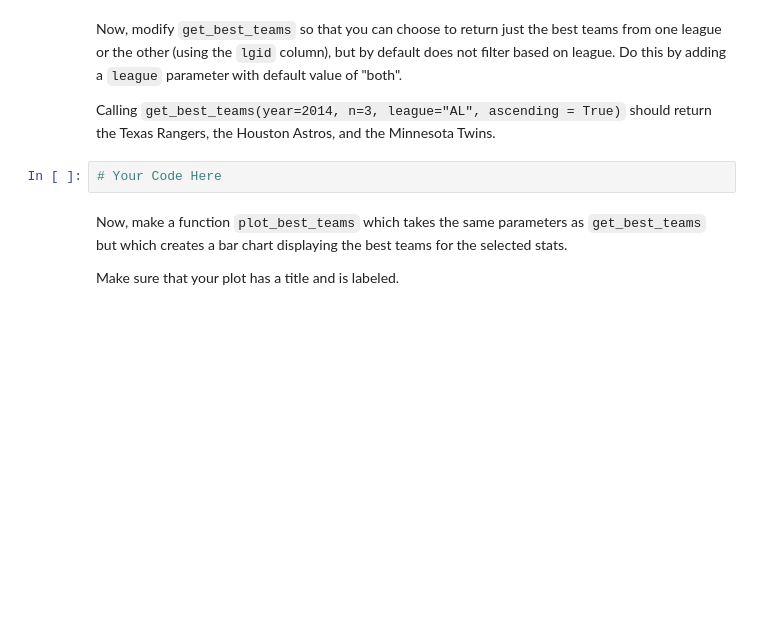
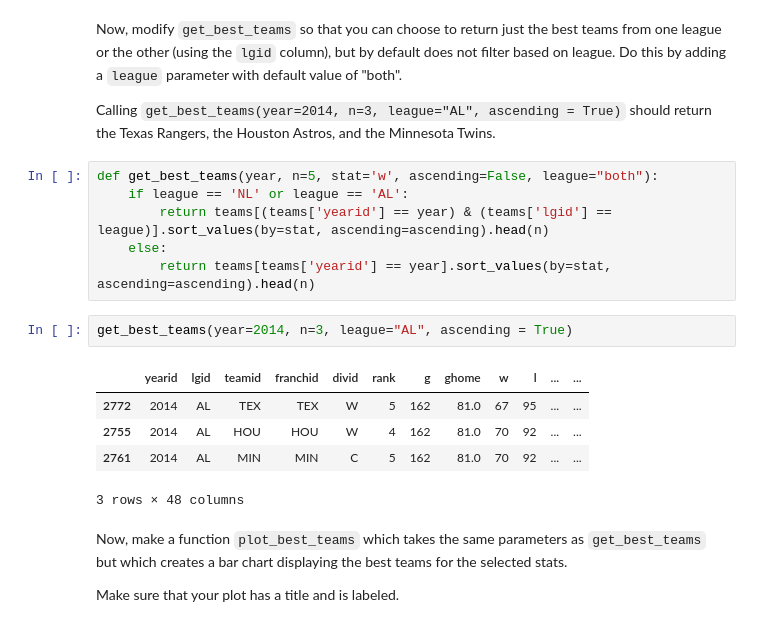
Before and after one commit to NSS-Data-Analytics-Cohort-11/loops-functions-practice-jessicabohannon, a Jupyter notebook: notebooks/Loops_and_Functions_Practice.ipynb, the cells around one changed output. Cells and saved outputs as stored; diff of their text form; blank space fills up the shorter version.

```diff
--- a/notebooks/Loops_and_Functions_Practice.ipynb
+++ b/notebooks/Loops_and_Functions_Practice.ipynb
@@ -237,7 +237,19 @@ Now, modify `get_best_teams` so that you can choose to return just the best team
 
 Calling `get_best_teams(year=2014, n=3, league="AL", ascending = True)` should return the Texas Rangers, the Houston Astros, and the Minnesota Twins.
 # %%
-# Your Code Here
+def get_best_teams(year, n=5, stat='w', ascending=False, league="both"):
+    if league == 'NL' or league == 'AL':
+        return teams[(teams['yearid'] == year) & (teams['lgid'] == league)].sort_values(by=stat, ascending=ascending).head(n)
+    else:
+        return teams[teams['yearid'] == year].sort_values(by=stat, ascending=ascending).head(n)
+# %%
+get_best_teams(year=2014, n=3, league="AL", ascending = True)
+# %% [output]
+|  | yearid | lgid | teamid | franchid | divid | rank | g | ghome | w | l | ... | ... |
+| 2772 | 2014 | AL | TEX | TEX | W | 5 | 162 | 81.0 | 67 | 95 | ... | ... |
+| 2755 | 2014 | AL | HOU | HOU | W | 4 | 162 | 81.0 | 70 | 92 | ... | ... |
+| 2761 | 2014 | AL | MIN | MIN | C | 5 | 162 | 81.0 | 70 | 92 | ... | ... |
+3 rows × 48 columns
 # %% [markdown]
 Now, make a function `plot_best_teams` which takes the same parameters as `get_best_teams` but which creates a bar chart displaying the best teams for the selected stats.
 
```
Also changed, not shown: parts of 18 cells of this notebook, 11 other files.
